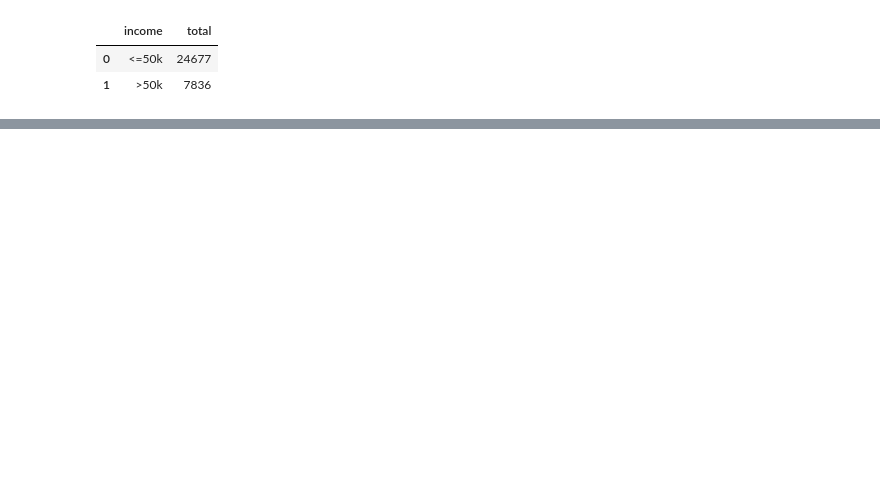
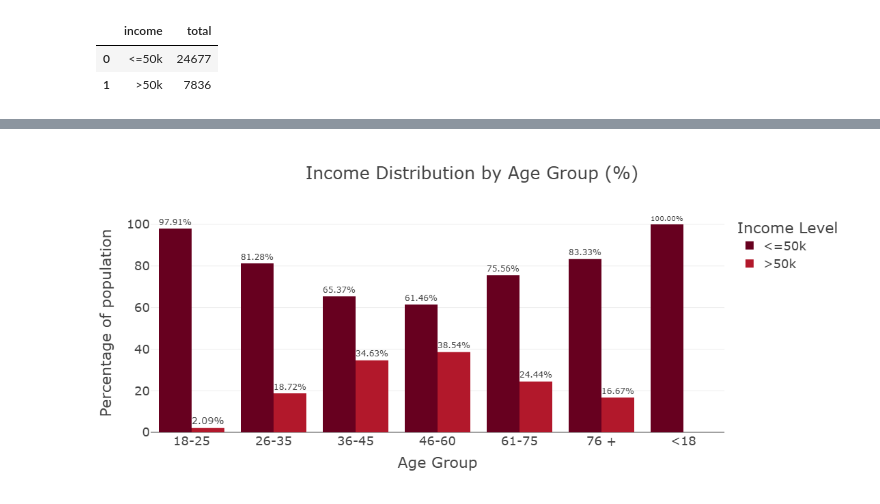
Before and after one commit to UwaseHadidja/adult_income, a Jupyter notebook: notebooks/Data_Analysis.ipynb, the cells around one changed output, grey strips where cells are left out. Drawn from its saved outputs; the diff is of its cells as text; code cells hidden in the pictures; blank space fills up the shorter version.

```diff
--- a/notebooks/Data_Analysis.ipynb
+++ b/notebooks/Data_Analysis.ipynb
@@ -431,0 +288,3 @@ fig.write_html(os.path.join(results_dir,'income_distribution_by_edu_groupcomb_ba
+# %%
+adult_df_income_age = adult_df.groupby(['age_group', 'income']).size().reset_index(name='total_by_age').sort_values(['age_group', 'income'])
+adult_df_income_age
@@ -431,0 +325,22 @@ fig.write_html(os.path.join(results_dir,'income_distribution_by_edu_groupcomb_ba
+# %%
+fig = px.bar(
+    adult_df_income_age,
+    x = 'age_group',
+    y = 'percentage',
+    color = 'income',
+    title = 'Income Distribution by Age Group (%)',
+    barmode = 'group',
+    height = 500,
+    color_discrete_sequence=px.colors.sequential.RdBu,
+    text= 'percentage'
+)
+fig.update_traces(texttemplate='%{text:.2f}%', textposition='outside')
+fig.update_layout(template="presentation", xaxis_title='Age Group',
+                  yaxis_title='Percentage of population', legend_title=dict(text='Income Level'),
+                  paper_bgcolor = "rgba(0, 0, 0, 0)", plot_bgcolor = "rgba(0, 0, 0, 0)")
+fig.show()
+fig.write_image(os.path.join(results_dir, 'income_distribution_by_agegroup_bar_plot.jpg'))
+fig.write_image(os.path.join(results_dir, 'income_distribution_by_agegroup_bar_plot.png'))
+fig.write_html(os.path.join(results_dir, 'income_distribution_by_agegroup_bar_plot.html'))
+# %% [output]
+[figure, added]
```
Also changed, not shown: parts of 62 cells of this notebook, 15 other files.
